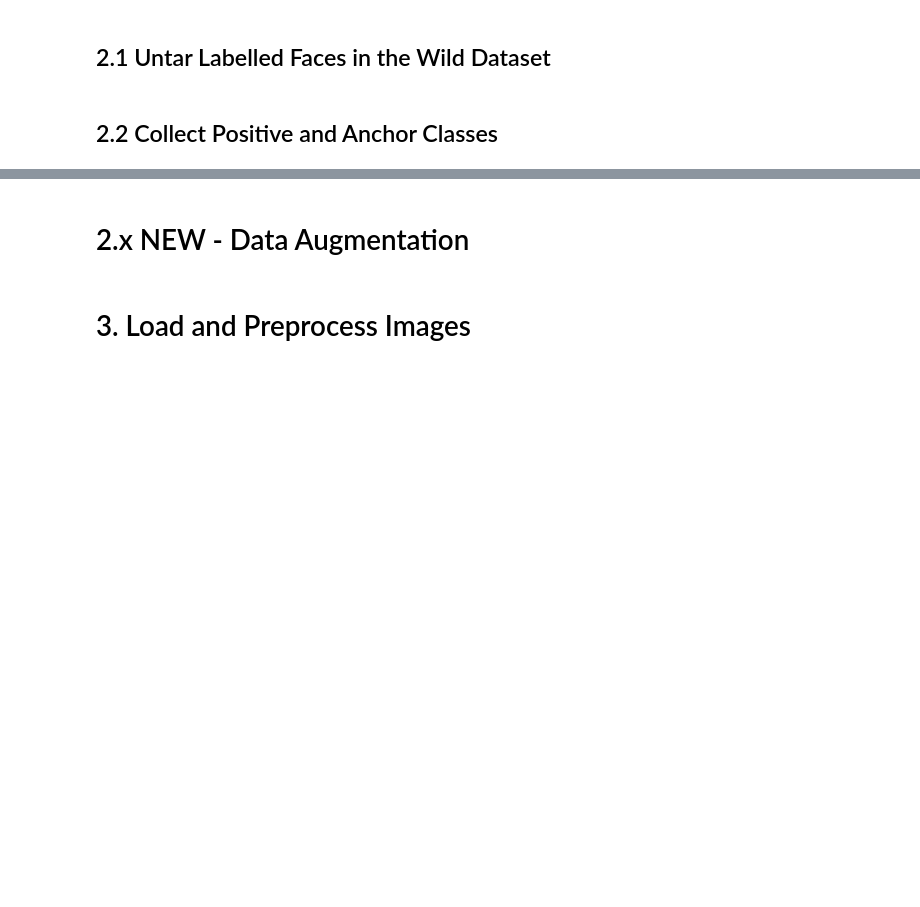
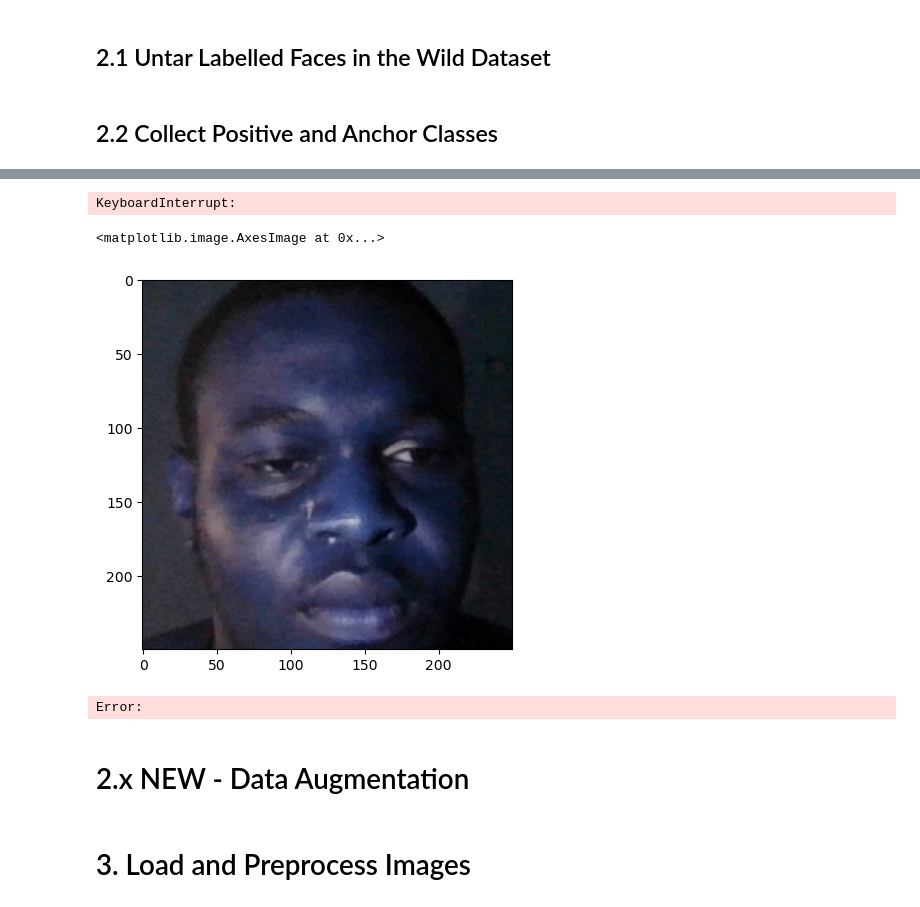
Before and after one commit to shepherrrd/Project-Management-MotionSensor, a Jupyter notebook: FaceRecognition/Model.ipynb, the cells around one changed output, grey strips where cells are left out. Saved outputs shown, nothing was run; the diff lists cells and outputs as text; code cells hidden in the pictures; blank space fills up the shorter version.

```diff
--- a/FaceRecognition/Model.ipynb
+++ b/FaceRecognition/Model.ipynb
@@ -68,6 +89,6 @@ os.path.join(ANC_PATH, '{}.jpg'.format(uuid.uuid1()))
 # %%
 # Establish a connection to the webcam
-cap = cv2.VideoCapture(4)
+cap = cv2.VideoCapture(0)
 while cap.isOpened():
     ret, frame = cap.read()
 
@@ -99,8 +120,14 @@ while cap.isOpened():
 cap.release()
 # Close the image show frame
 cv2.destroyAllWindows()
+# %% [output]
+KeyboardInterrupt:
 # %%
-plt.imshow(frame[120:120+250,200:200+250, :])
+plt.imshow(frame,)
+# %% [output]
+<matplotlib.image.AxesImage at 0x...>
+[figure, added]
+Error:
 # %% [markdown]
 # 2.x NEW - Data Augmentation
 # %%
```
Also changed, not shown: parts of 7 cells of this notebook, 5 other files.
